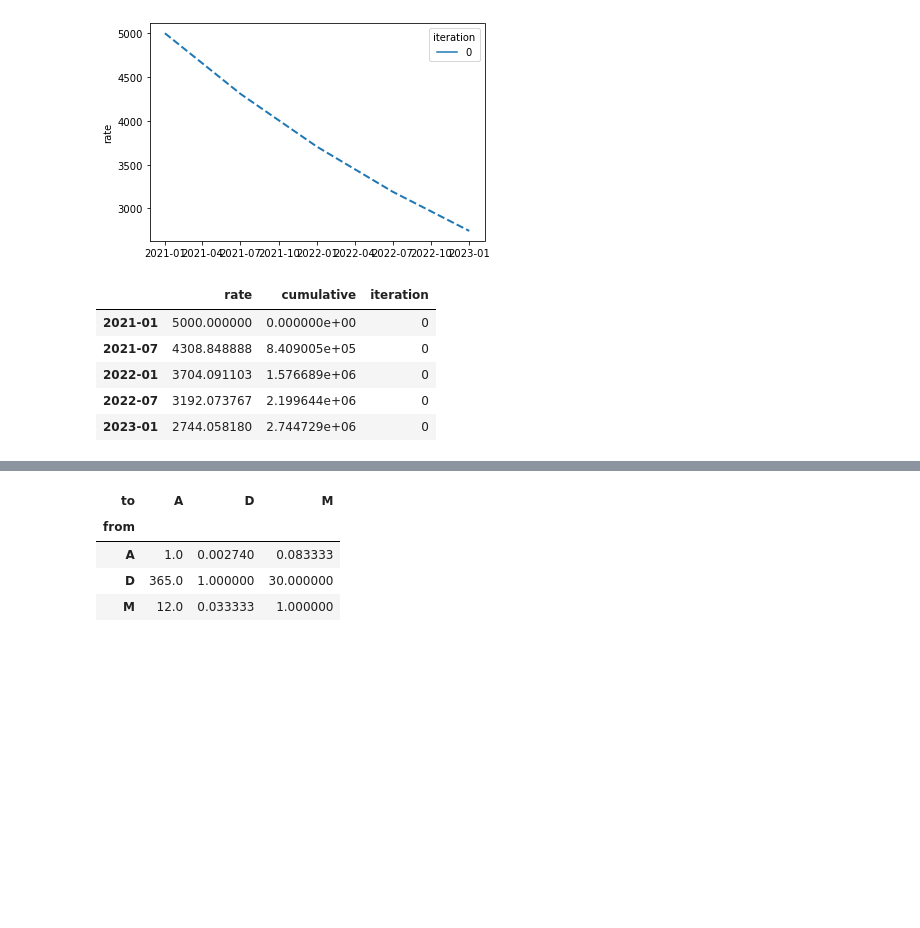
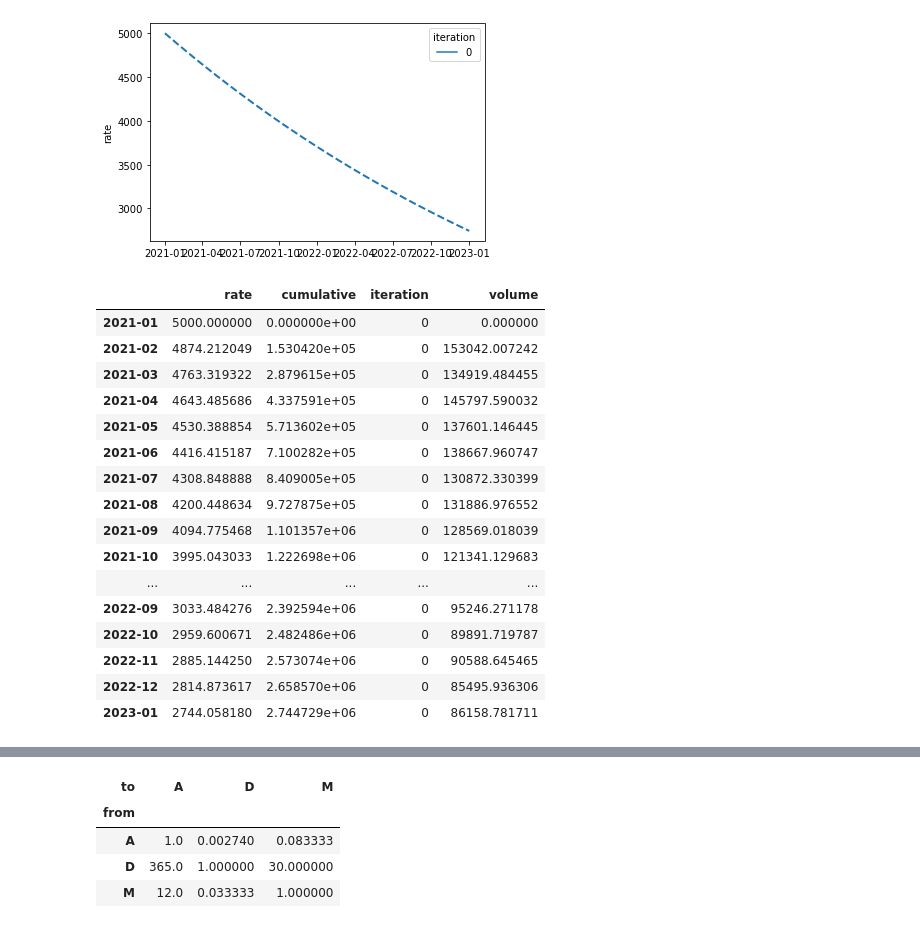
Before and after one commit to scuervo91/dcapy, a Jupyter notebook: examples/Arps_basic_dca.ipynb, the cells around one changed output, grey strips where cells are left out. Cells and saved outputs as stored; diff of their text form; code cells hidden in the pictures; blank space fills up the shorter version.

```diff
--- a/examples/Arps_basic_dca.ipynb
+++ b/examples/Arps_basic_dca.ipynb
@@ -530,14 +567,25 @@ dc1.plot(start=from_time,end=to_time,freq_output='6M')
 # %% [output]
 [figure]
 # %%
-dc1.forecast(start=from_time,end=to_time,freq_output='6M')
+dc1.forecast(start=from_time,end=to_time,freq_output='M')
 # %% [output]
-|  | rate | cumulative | iteration |
-| 2021-01 | 5000.000000 | 0.000000e+00 | 0 |
-| 2021-07 | 4308.848888 | 8.409005e+05 | 0 |
-| 2022-01 | 3704.091103 | 1.576689e+06 | 0 |
-| 2022-07 | 3192.073767 | 2.199644e+06 | 0 |
-| 2023-01 | 2744.058180 | 2.744729e+06 | 0 |
+|  | rate | cumulative | iteration | volume |
+| 2021-01 | 5000.000000 | 0.000000e+00 | 0 | 0.000000 |
+| 2021-02 | 4874.212049 | 1.530420e+05 | 0 | 153042.007242 |
+| 2021-03 | 4763.319322 | 2.879615e+05 | 0 | 134919.484455 |
+| 2021-04 | 4643.485686 | 4.337591e+05 | 0 | 145797.590032 |
+| 2021-05 | 4530.388854 | 5.713602e+05 | 0 | 137601.146445 |
+| 2021-06 | 4416.415187 | 7.100282e+05 | 0 | 138667.960747 |
+| 2021-07 | 4308.848888 | 8.409005e+05 | 0 | 130872.330399 |
+| 2021-08 | 4200.448634 | 9.727875e+05 | 0 | 131886.976552 |
+| 2021-09 | 4094.775468 | 1.101357e+06 | 0 | 128569.018039 |
+| 2021-10 | 3995.043033 | 1.222698e+06 | 0 | 121341.129683 |
+| ... | ... | ... | ... | ... |
+| 2022-09 | 3033.484276 | 2.392594e+06 | 0 | 95246.271178 |
+| 2022-10 | 2959.600671 | 2.482486e+06 | 0 | 89891.719787 |
+| 2022-11 | 2885.144250 | 2.573074e+06 | 0 | 90588.645465 |
+| 2022-12 | 2814.873617 | 2.658570e+06 | 0 | 85495.936306 |
+| 2023-01 | 2744.058180 | 2.744729e+06 | 0 | 86158.781711 |
 # %%
 dc1.forecast(start=from_time,end=to_time,freq_output='A')
 # %% [output]
```
Also changed, not shown: parts of 26 cells of this notebook, 4 other files.
